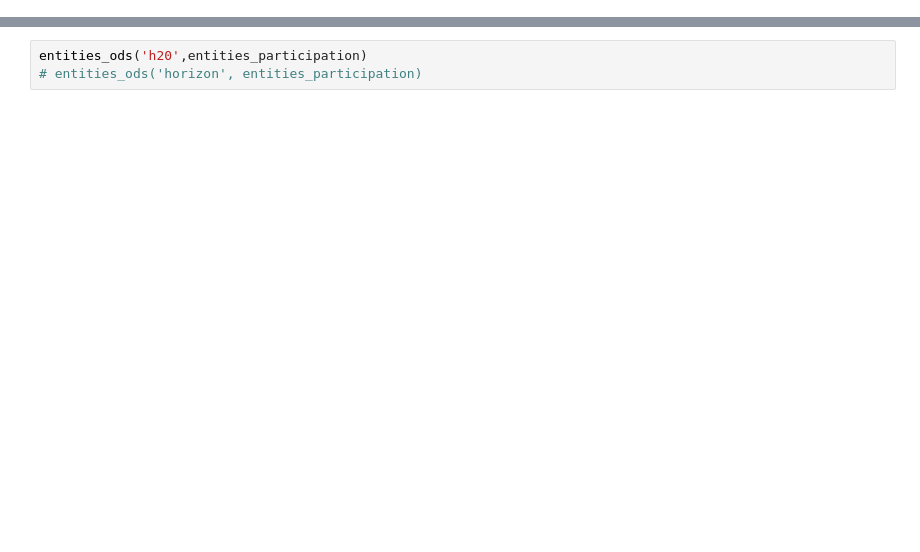
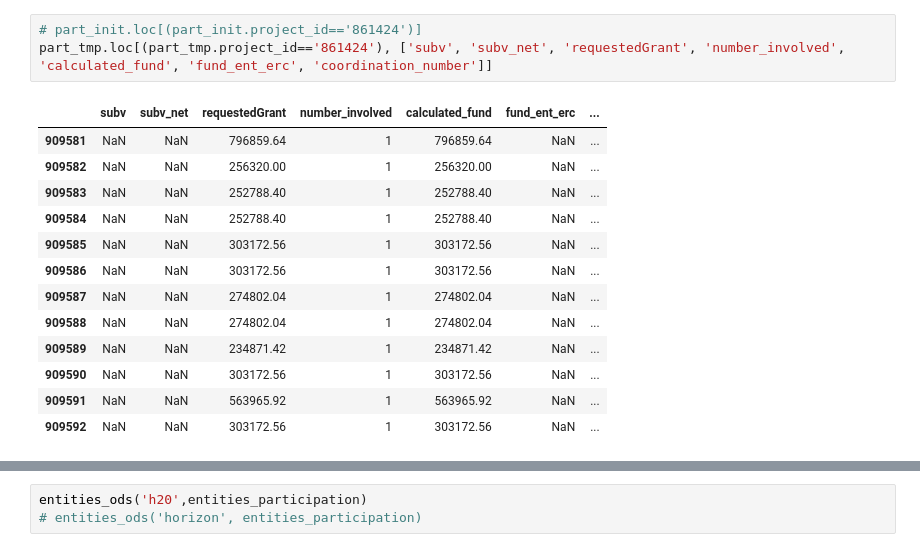
Before and after one commit to dataesr/pcri, a Jupyter notebook: TEST2.ipynb, the cells around one changed output, grey strips where cells are left out. Drawn from its saved outputs; the diff is of its cells as text; blank space fills up the shorter version.

```diff
--- a/TEST2.ipynb
+++ b/TEST2.ipynb
@@ -137,0 +710,17 @@ def entities_ods(FP, entities_participation):
+# %%
+# part_init.loc[(part_init.project_id=='861424')]
+part_tmp.loc[(part_tmp.project_id=='861424'), ['subv', 'subv_net', 'requestedGrant', 'number_involved', 'calculated_fund', 'fund_ent_erc', 'coordination_number']]
+# %% [output]
+|  | subv | subv_net | requestedGrant | number_involved | calculated_fund | fund_ent_erc | ... |
+| 909581 | NaN | NaN | 796859.64 | 1 | 796859.64 | NaN | ... |
+| 909582 | NaN | NaN | 256320.00 | 1 | 256320.00 | NaN | ... |
+| 909583 | NaN | NaN | 252788.40 | 1 | 252788.40 | NaN | ... |
+| 909584 | NaN | NaN | 252788.40 | 1 | 252788.40 | NaN | ... |
+| 909585 | NaN | NaN | 303172.56 | 1 | 303172.56 | NaN | ... |
+| 909586 | NaN | NaN | 303172.56 | 1 | 303172.56 | NaN | ... |
+| 909587 | NaN | NaN | 274802.04 | 1 | 274802.04 | NaN | ... |
+| 909588 | NaN | NaN | 274802.04 | 1 | 274802.04 | NaN | ... |
+| 909589 | NaN | NaN | 234871.42 | 1 | 234871.42 | NaN | ... |
+| 909590 | NaN | NaN | 303172.56 | 1 | 303172.56 | NaN | ... |
+| 909591 | NaN | NaN | 563965.92 | 1 | 563965.92 | NaN | ... |
+| 909592 | NaN | NaN | 303172.56 | 1 | 303172.56 | NaN | ... |
```
Also changed, not shown: parts of 29 cells of this notebook, 7 other files.
